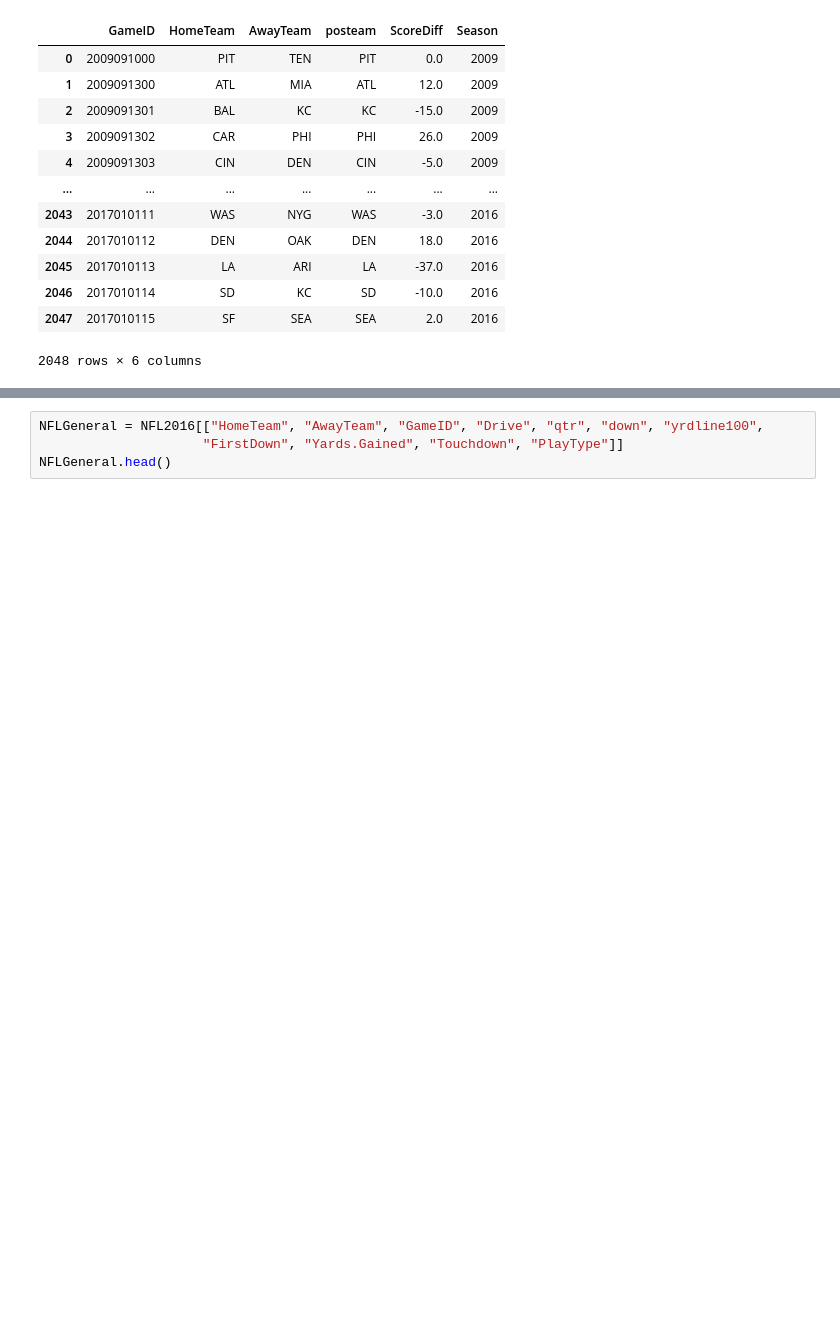
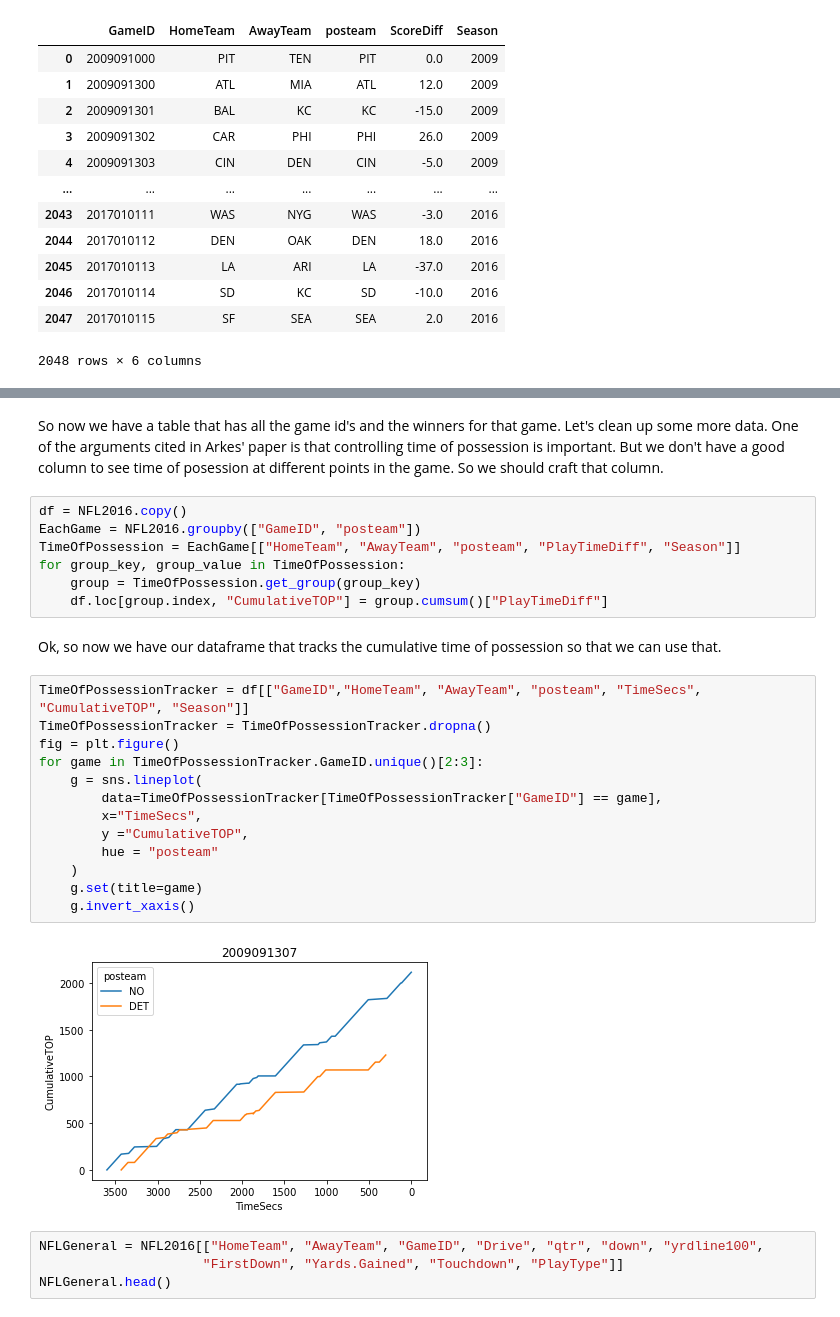
Before and after one commit to Mitchel-Smith/ITCS6162, a Jupyter notebook: NFL2016Analysis.ipynb, the cells around one changed output, grey strips where cells are left out. Cells and saved outputs as stored; diff of their text form; blank space fills up the shorter version.

```diff
--- a/NFL2016Analysis.ipynb
+++ b/NFL2016Analysis.ipynb
@@ -148,3 +188,29 @@ From this we can see that the ScoreDiff is actually listed relative to which tea
+# %% [markdown]
+So now we have a table that has all the game id's and the winners for that game. Let's clean up some more data. One of the arguments cited in Arkes' paper is that controlling time of possession is important. But we don't have a good column to see time of posession at different points in the game. So we should craft that column.
+# %%
+df = NFL2016.copy()
+EachGame = NFL2016.groupby(["GameID", "posteam"])
+TimeOfPossession = EachGame[["HomeTeam", "AwayTeam", "posteam", "PlayTimeDiff", "Season"]]
+for group_key, group_value in TimeOfPossession:
+    group = TimeOfPossession.get_group(group_key)
+    df.loc[group.index, "CumulativeTOP"] = group.cumsum()["PlayTimeDiff"]
+# %% [markdown]
+Ok, so now we have our dataframe that tracks the cumulative time of possession so that we can use that.
+# %%
+TimeOfPossessionTracker = df[["GameID","HomeTeam", "AwayTeam", "posteam", "TimeSecs", "CumulativeTOP", "Season"]]
+TimeOfPossessionTracker = TimeOfPossessionTracker.dropna()
+fig = plt.figure()
+for game in TimeOfPossessionTracker.GameID.unique()[2:3]:
+    g = sns.lineplot(
+        data=TimeOfPossessionTracker[TimeOfPossessionTracker["GameID"] == game],
+        x="TimeSecs",
+        y ="CumulativeTOP",
+        hue = "posteam"
+    )
+    g.set(title=game)
+    g.invert_xaxis()
+# %% [output]
+[figure, added]
 # %%
 NFLGeneral = NFL2016[["HomeTeam", "AwayTeam", "GameID", "Drive", "qtr", "down", "yrdline100",
                      "FirstDown", "Yards.Gained", "Touchdown", "PlayType"]]
```
Also changed, not shown: parts of 9 cells of this notebook.
